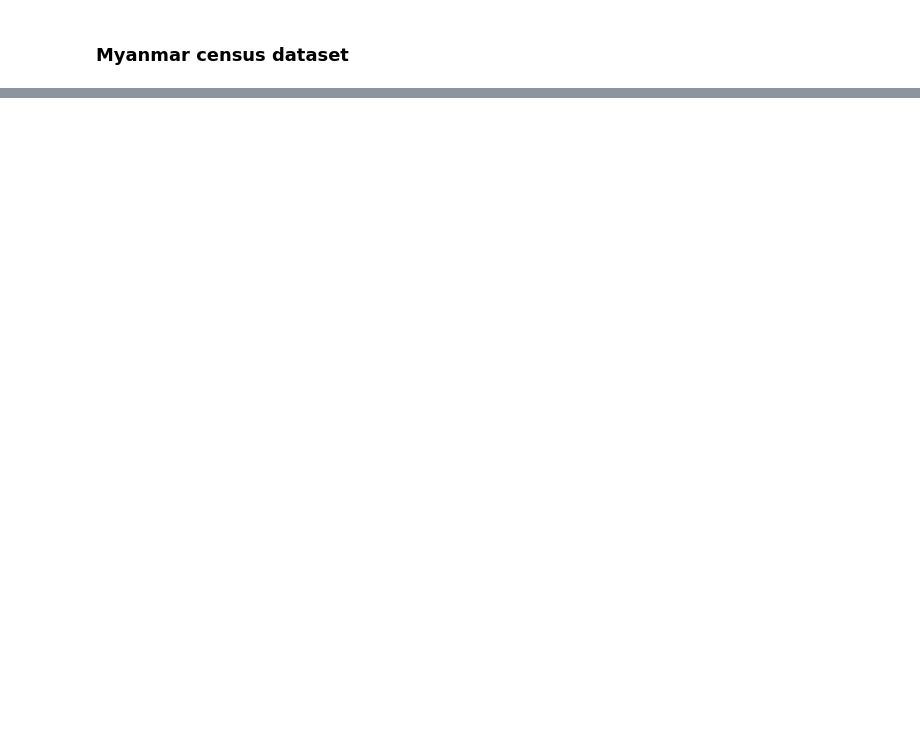
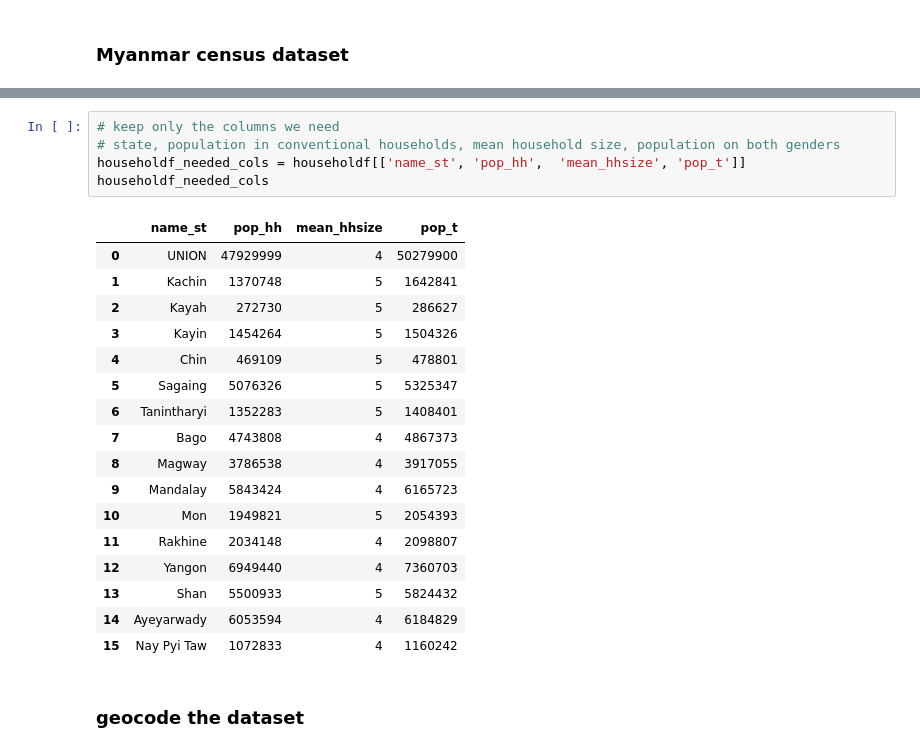
Before and after one commit to kenseii/geo-myanmar-2020, a Jupyter notebook: 3.0 visualization.ipynb, the cells around one changed output, grey strips where cells are left out. Drawn from its saved outputs; the diff is of its cells as text; blank space fills up the shorter version.

```diff
--- a/3.0 visualization.ipynb
+++ b/3.0 visualization.ipynb
@@ -131,0 +157,25 @@ with open("config/kepler_config.txt",'w') as kepler_config_file:
+# %%
+# keep only the columns we need
+# state, population in conventional households, mean household size, population on both genders
+householdf_needed_cols = householdf[['name_st', 'pop_hh',  'mean_hhsize', 'pop_t']]
+householdf_needed_cols
+# %% [output]
+|  | name_st | pop_hh | mean_hhsize | pop_t |
+| 0 | UNION | 47929999 | 4 | 50279900 |
+| 1 | Kachin | 1370748 | 5 | 1642841 |
+| 2 | Kayah | 272730 | 5 | 286627 |
+| 3 | Kayin | 1454264 | 5 | 1504326 |
+| 4 | Chin | 469109 | 5 | 478801 |
+| 5 | Sagaing | 5076326 | 5 | 5325347 |
+| 6 | Tanintharyi | 1352283 | 5 | 1408401 |
+| 7 | Bago | 4743808 | 4 | 4867373 |
+| 8 | Magway | 3786538 | 4 | 3917055 |
+| 9 | Mandalay | 5843424 | 4 | 6165723 |
+| 10 | Mon | 1949821 | 5 | 2054393 |
+| 11 | Rakhine | 2034148 | 4 | 2098807 |
+| 12 | Yangon | 6949440 | 4 | 7360703 |
+| 13 | Shan | 5500933 | 5 | 5824432 |
+| 14 | Ayeyarwady | 6053594 | 4 | 6184829 |
+| 15 | Nay Pyi Taw | 1072833 | 4 | 1160242 |
+# %% [markdown]
+### geocode the dataset
```
Also changed, not shown: parts of 12 cells of this notebook.
